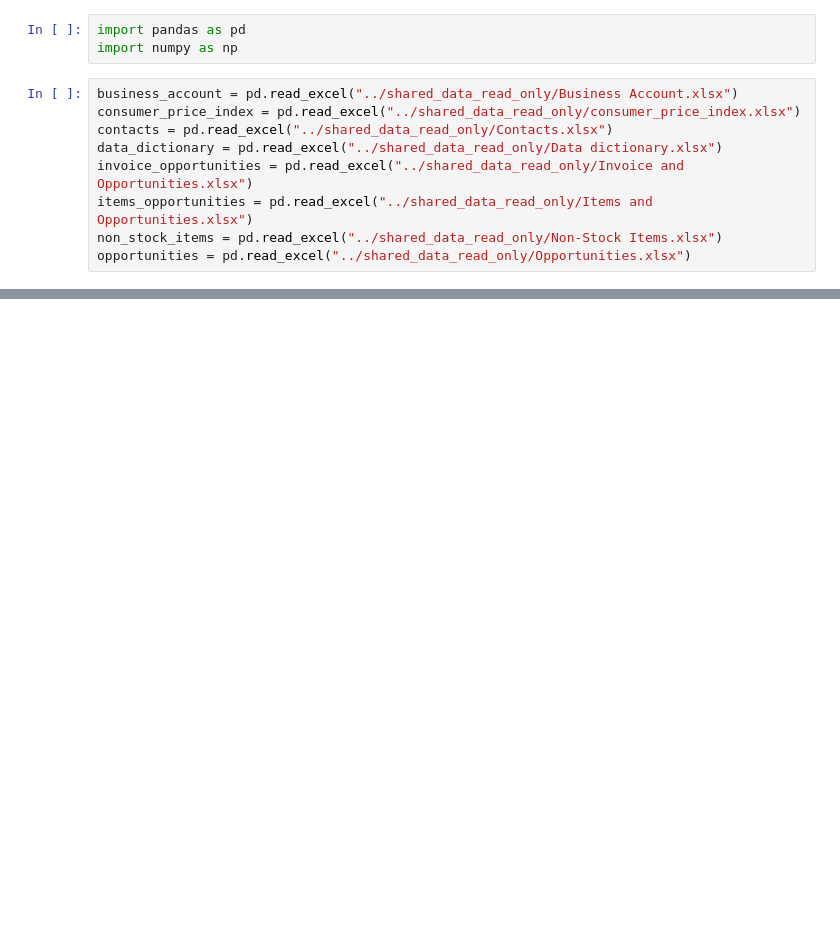
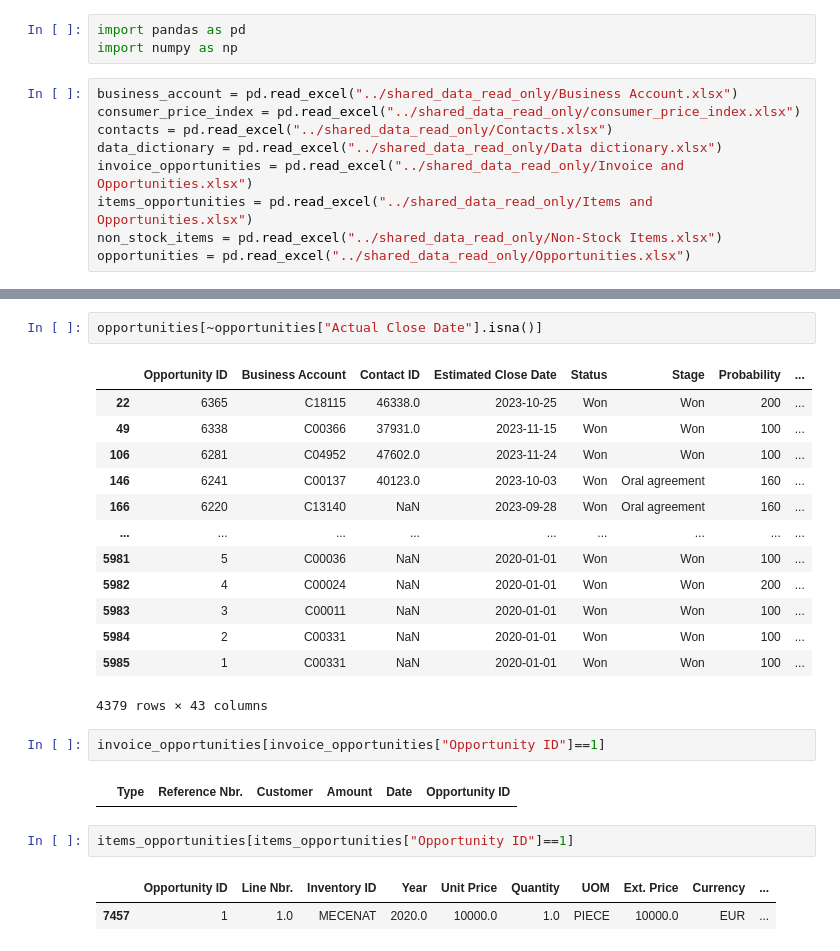
Before and after one commit to dfgparis23/Team-3, a Jupyter notebook: Supervised.ipynb, the cells around one changed output, grey strips where cells are left out. Saved outputs shown, nothing was run; the diff lists cells and outputs as text; blank space fills up the shorter version.

```diff
--- a/Supervised.ipynb
+++ b/Supervised.ipynb
@@ -29,0 +164,25 @@ df
+# %%
+opportunities[~opportunities["Actual Close Date"].isna()]
+# %% [output]
+|  | Opportunity ID | Business Account | Contact ID | Estimated Close Date | Status | Stage | Probability | ... |
+| 22 | 6365 | C18115 | 46338.0 | 2023-10-25 | Won | Won | 200 | ... |
+| 49 | 6338 | C00366 | 37931.0 | 2023-11-15 | Won | Won | 100 | ... |
+| 106 | 6281 | C04952 | 47602.0 | 2023-11-24 | Won | Won | 100 | ... |
+| 146 | 6241 | C00137 | 40123.0 | 2023-10-03 | Won | Oral agreement | 160 | ... |
+| 166 | 6220 | C13140 | NaN | 2023-09-28 | Won | Oral agreement | 160 | ... |
+| ... | ... | ... | ... | ... | ... | ... | ... | ... |
+| 5981 | 5 | C00036 | NaN | 2020-01-01 | Won | Won | 100 | ... |
+| 5982 | 4 | C00024 | NaN | 2020-01-01 | Won | Won | 200 | ... |
+| 5983 | 3 | C00011 | NaN | 2020-01-01 | Won | Won | 100 | ... |
+| 5984 | 2 | C00331 | NaN | 2020-01-01 | Won | Won | 100 | ... |
+| 5985 | 1 | C00331 | NaN | 2020-01-01 | Won | Won | 100 | ... |
+4379 rows × 43 columns
+# %%
+invoice_opportunities[invoice_opportunities["Opportunity ID"]==1]
+# %% [output]
+|  | Type | Reference Nbr. | Customer | Amount | Date | Opportunity ID |
+# %%
+items_opportunities[items_opportunities["Opportunity ID"]==1]
+# %% [output]
+|  | Opportunity ID | Line Nbr. | Inventory ID | Year | Unit Price | Quantity | UOM | Ext. Price | Currency | ... |
+| 7457 | 1 | 1.0 | MECENAT | 2020.0 | 10000.0 | 1.0 | PIECE | 10000.0 | EUR | ... |
```
Also changed, not shown: parts of 28 cells of this notebook, 3 other files.
